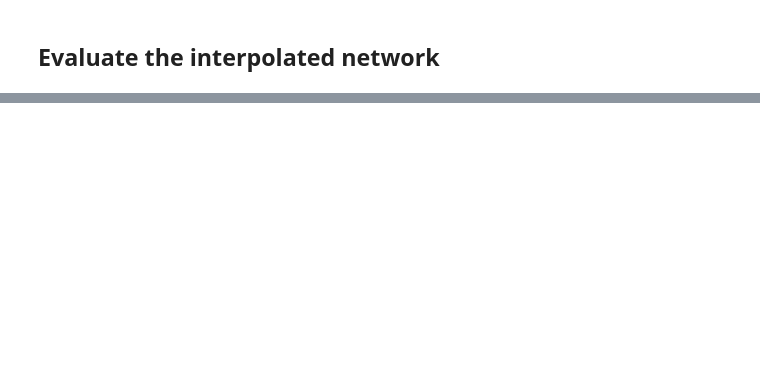
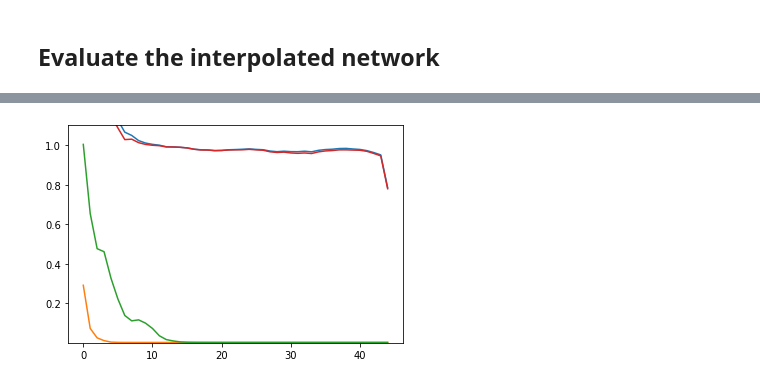
Before and after one commit to KellerJordan/REPAIR, a Jupyter notebook: notebooks/Train-and-Permute-MNIST-MLP-BatchNorm.ipynb, the cells around one changed output, grey strips where cells are left out. Cells and saved outputs as stored; diff of their text form; code cells hidden in the pictures; blank space fills up the shorter version.

```diff
--- a/notebooks/Train-and-Permute-MNIST-MLP-BatchNorm.ipynb
+++ b/notebooks/Train-and-Permute-MNIST-MLP-BatchNorm.ipynb
@@ -68,20 +68,20 @@ label_pipeline = [IntDecoder(), ToTensor(), ToDevice(device), Squeeze()]
 pre_p = [SimpleRGBImageDecoder()]
 post_p = [
     ToTensor(),
-    ToDevice(device, non_blocking=True),
+#     ToDevice(device, non_blocking=True), # this is faster but turns out to create a gpu-memory leak...
     ToTorchImage(),
     Convert(torch.float16),
     normalize,
 ]
 train_loader = train_noaug_loader = Loader(f'/tmp/mnist_train.beton',
-                     batch_size=1000,
+                     batch_size=2000,
                      num_workers=8,
                      order=OrderOption.RANDOM,
                      drop_last=False,
                      pipelines={'image': pre_p+post_p,
                                 'label': label_pipeline})
 test_loader = Loader(f'/tmp/mnist_test.beton',
-                     batch_size=1000,
+                     batch_size=2000,
                      num_workers=8,
                      order=OrderOption.SEQUENTIAL,
                      drop_last=False,
@@ -310,23 +376,18 @@ save_model(model1, 'mlp_e50_l%d_h%d_v%d_perm%d' % (layers, h, v2, v1))
 # %% [markdown]
 ## Evaluate the interpolated network
 # %%
-def mix_weights(model, alpha, key0, key1, prefuse=False, premodel=None):
+def mix_weights(model, alpha, key0, key1, premodel=None):
     sd0 = torch.load('mlps3/%s.pt' % key0)
     sd1 = torch.load('mlps3/%s.pt' % key1)
-    if prefuse:
-        premodel.load_state_dict(sd0)
-        sd0 = fuse_mlp(premodel).state_dict()
-        premodel.load_state_dict(sd1)
-        sd1 = fuse_mlp(premodel).state_dict()
     sd_alpha = {k: (1 - alpha) * sd0[k].cuda() + alpha * sd1[k].cuda()
                 for k in sd0.keys()}
     model.load_state_dict(sd_alpha)
 
 # use the train loader with data augmentation as this gives better results
-def reset_bn_stats(model, epochs=1, loader=train_loader):
+def reset_bn_stats(model, epochs=2, loader=train_loader):
     # resetting stats to baseline first as below is necessary for stability
     for m in model.modules():
-        if type(m) == nn.BatchNorm2d:
+        if isinstance(m, nn.modules.batchnorm._BatchNorm):
             m.momentum = None # use simple average
             m.reset_running_stats()
     # run a single train epoch with augmentations to recalc stats
@@ -335,3 +396,4 @@ def reset_bn_stats(model, epochs=1, loader=train_loader):
         with torch.no_grad(), autocast():
             for images, _ in loader:
                 output = model(images.cuda())
+    model.eval()
@@ -359,0 +519,66 @@ print('(α=0.5 permuted+corrected)', full_eval(model_a))
+# %%
+layers = 45
+h = 128
+pre = 'mlp_e50_l%d_h%d' % (layers, h)
+v1, v2 = 1, 2
+k1 = '%s_v%d_fused' % (pre, v1)
+k2 = '%s_v%d_perm%d_fused' % (pre, v2, v1)
+
+model0 = MLP(h, layers).cuda()
+model1 = MLP(h, layers).cuda()
+load_model(model0, k1)
+load_model(model1, k2)
+
+model_a = MLP(h, layers).cuda()
+mix_weights(model_a, 0.5, k1, '%s_v%d_fused' % (pre, v2))
+wrap_b = make_tracked_net(model_a)
+reset_bn_stats(wrap_b)
+
+model_a = MLP(h, layers).cuda()
+mix_weights(model_a, 0.5, k1, k2)
+wrap_c = make_tracked_net(model_a)
+reset_bn_stats(wrap_c)
+
+model_a = MLP(h, layers).cuda()
+mix_weights(model_a, 0.5, k1, k2)
+wrap_a = make_tracked_net(model_a)
+forward_pass_correction(wrap_a, model0, model1)
+wrap_d = make_tracked_net(fuse_tracked_net(wrap_a))
+reset_bn_stats(wrap_d)
+
+wrap0 = make_tracked_net(model0)
+wrap1 = make_tracked_net(model1)
+reset_bn_stats(wrap0)
+reset_bn_stats(wrap1)
+
+
+def get_layerwise_var(wrap):
+    vv = []
+    for ii in range(len(wrap.layers)//2):
+        vv.append(wrap.layers[2*ii].bn.running_var.mean().item())
+    return vv
+vv0 = get_layerwise_var(wrap0)
+vv1 = get_layerwise_var(wrap1)
+vvb = get_layerwise_var(wrap_b)
+vvc = get_layerwise_var(wrap_c)
+vvd = get_layerwise_var(wrap_d)
+vv01 = (np.array(vv0) + np.array(vv1))/2
+
+rrb = np.array(vvb) / vv01
+rrc = np.array(vvc) / vv01
+rrd = np.array(vvd) / vv01
+
+# plt.plot(rrb)
+# plt.plot(rrc)
+# plt.plot(rrd)
+
+plt.plot(vv01)
+plt.plot(vvb)
+plt.plot(vvc)
+plt.plot(vvd)
+
+# plt.yscale('log')
+plt.ylim([1e-7, 1.1])
+plt.show()
+# %% [output]
+[figure, added]
```
Also changed, not shown: parts of 28 cells of this notebook.
